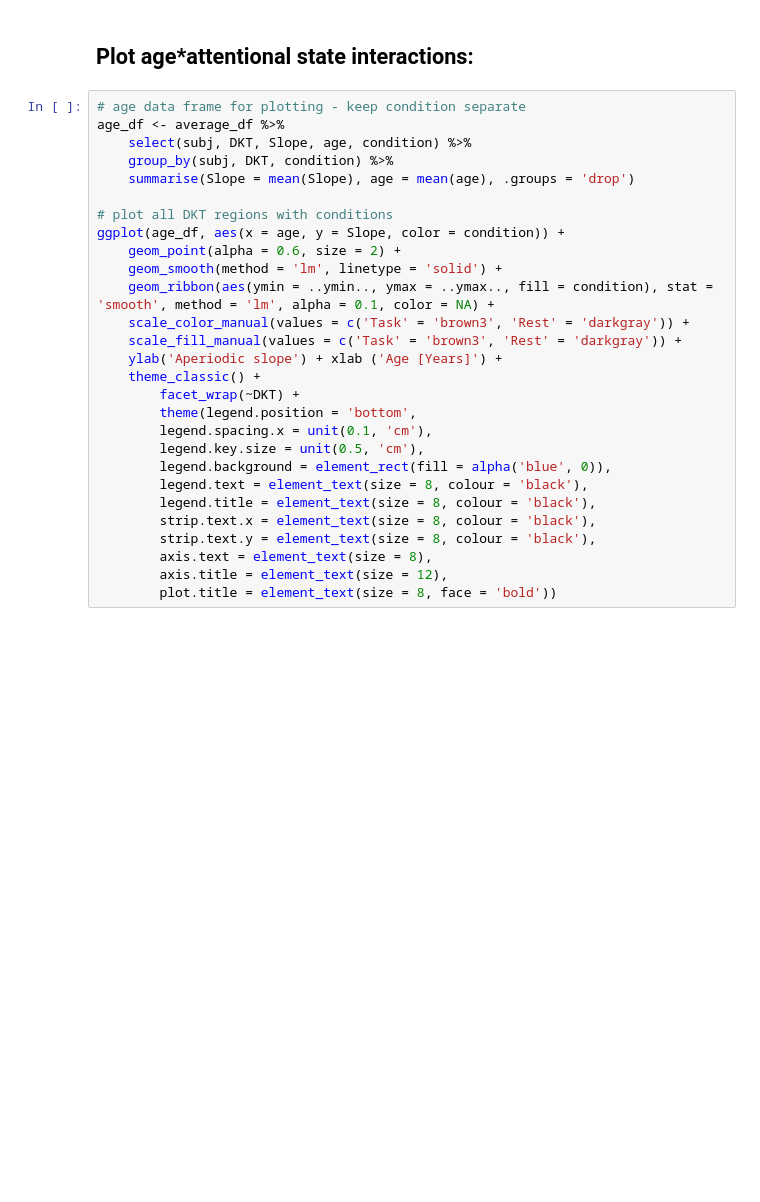
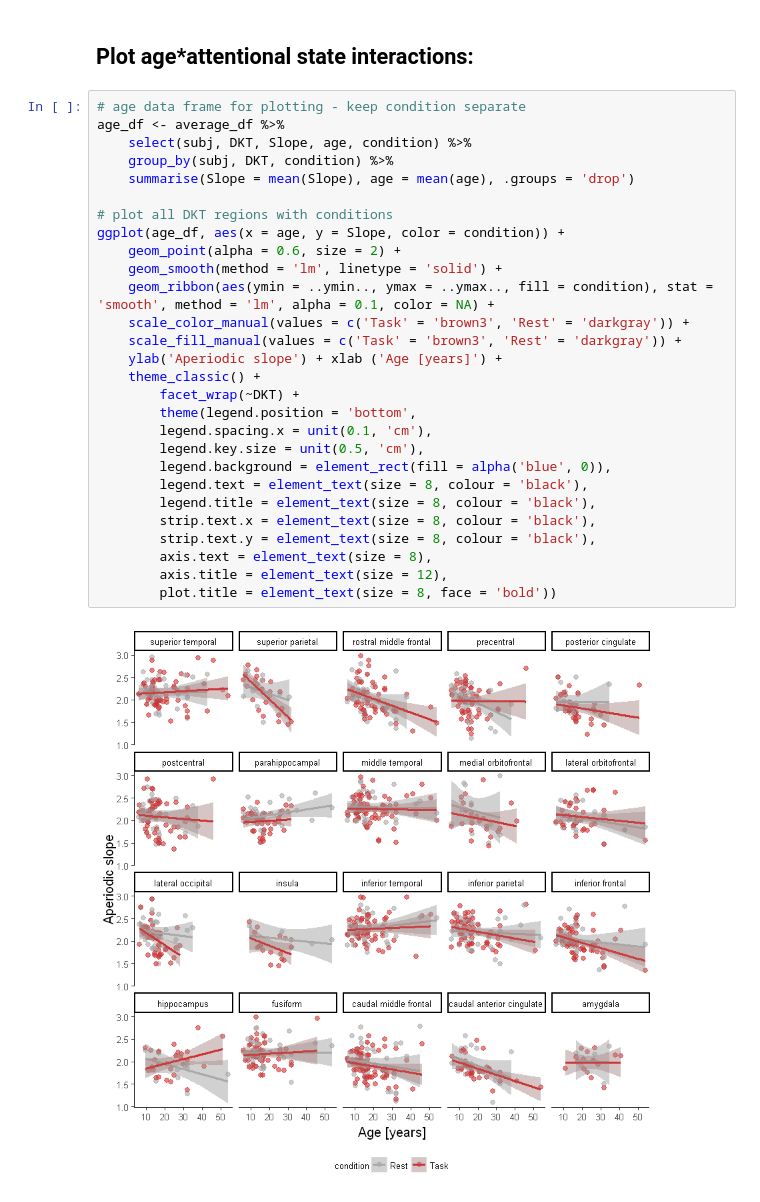
Before and after one commit to elizljohnson-projects/project-ieeg-aperiodic-development, a Jupyter notebook: slope_models.ipynb, the cells around one changed output. Drawn from its saved outputs; the diff is of its cells as text; blank space fills up the shorter version.

```diff
--- a/slope_models.ipynb
+++ b/slope_models.ipynb
@@ -241,28 +396,30 @@ ggplot(age_df, aes(x = age, y = Slope)) +
 # %%
 # age data frame for plotting - keep condition separate
 age_df <- average_df %>%
     select(subj, DKT, Slope, age, condition) %>%
     group_by(subj, DKT, condition) %>%
     summarise(Slope = mean(Slope), age = mean(age), .groups = 'drop')
 
 # plot all DKT regions with conditions
 ggplot(age_df, aes(x = age, y = Slope, color = condition)) +
     geom_point(alpha = 0.6, size = 2) +
     geom_smooth(method = 'lm', linetype = 'solid') +
     geom_ribbon(aes(ymin = ..ymin.., ymax = ..ymax.., fill = condition), stat = 'smooth', method = 'lm', alpha = 0.1, color = NA) +
     scale_color_manual(values = c('Task' = 'brown3', 'Rest' = 'darkgray')) +
     scale_fill_manual(values = c('Task' = 'brown3', 'Rest' = 'darkgray')) +
-    ylab('Aperiodic slope') + xlab ('Age [Years]') +
+    ylab('Aperiodic slope') + xlab ('Age [years]') +
     theme_classic() +
         facet_wrap(~DKT) +
         theme(legend.position = 'bottom',
         legend.spacing.x = unit(0.1, 'cm'),
         legend.key.size = unit(0.5, 'cm'),
         legend.background = element_rect(fill = alpha('blue', 0)),
         legend.text = element_text(size = 8, colour = 'black'),
         legend.title = element_text(size = 8, colour = 'black'),
         strip.text.x = element_text(size = 8, colour = 'black'),
         strip.text.y = element_text(size = 8, colour = 'black'),
         axis.text = element_text(size = 8),
         axis.title = element_text(size = 12),
         plot.title = element_text(size = 8, face = 'bold'))
+# %% [output]
+[figure, added]
```
Also changed, not shown: parts of 9 cells of this notebook, 2 other files.
